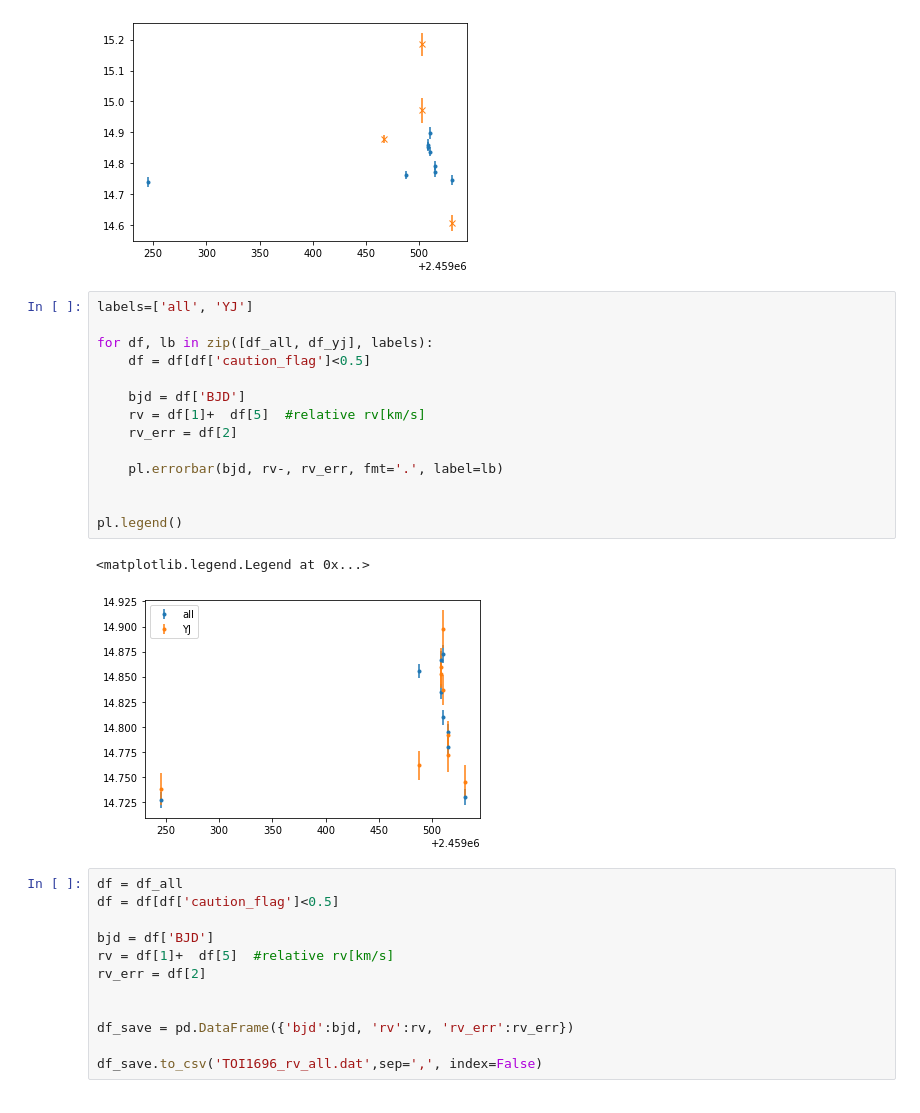
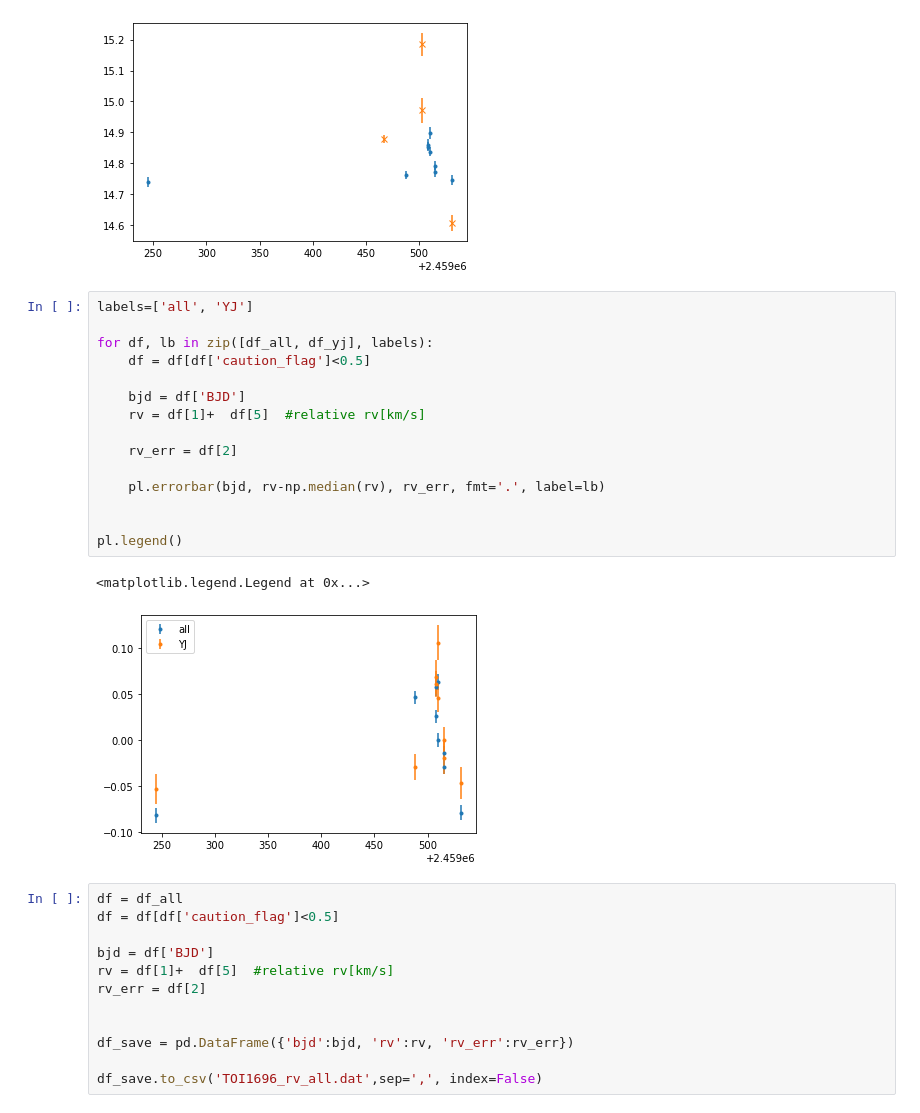
Before and after one commit to jpdeleon/toi1696, a Jupyter notebook: notebooks/RV analysis.ipynb, the cells around one changed output. Cells and saved outputs as stored; diff of their text form.

```diff
--- a/notebooks/RV analysis.ipynb
+++ b/notebooks/RV analysis.ipynb
@@ -152,20 +152,21 @@ for df, mark, col in zip([df_valid, df_cut], ['.','x'], ['b', 'r']):
 # %%
 labels=['all', 'YJ']
 
 for df, lb in zip([df_all, df_yj], labels):
     df = df[df['caution_flag']<0.5]
 
     bjd = df['BJD']
     rv = df[1]+  df[5]  #relative rv[km/s]
+
     rv_err = df[2]
 
-    pl.errorbar(bjd, rv-, rv_err, fmt='.', label=lb)
+    pl.errorbar(bjd, rv-np.median(rv), rv_err, fmt='.', label=lb)
 
 
 pl.legend()
 # %% [output]
 <matplotlib.legend.Legend at 0x...>
-[figure, old version]
+[figure, new version]
 # %%
 df = df_all
 df = df[df['caution_flag']<0.5]
```
Also changed, not shown: parts of 1 cell of this notebook, 1 other file.
